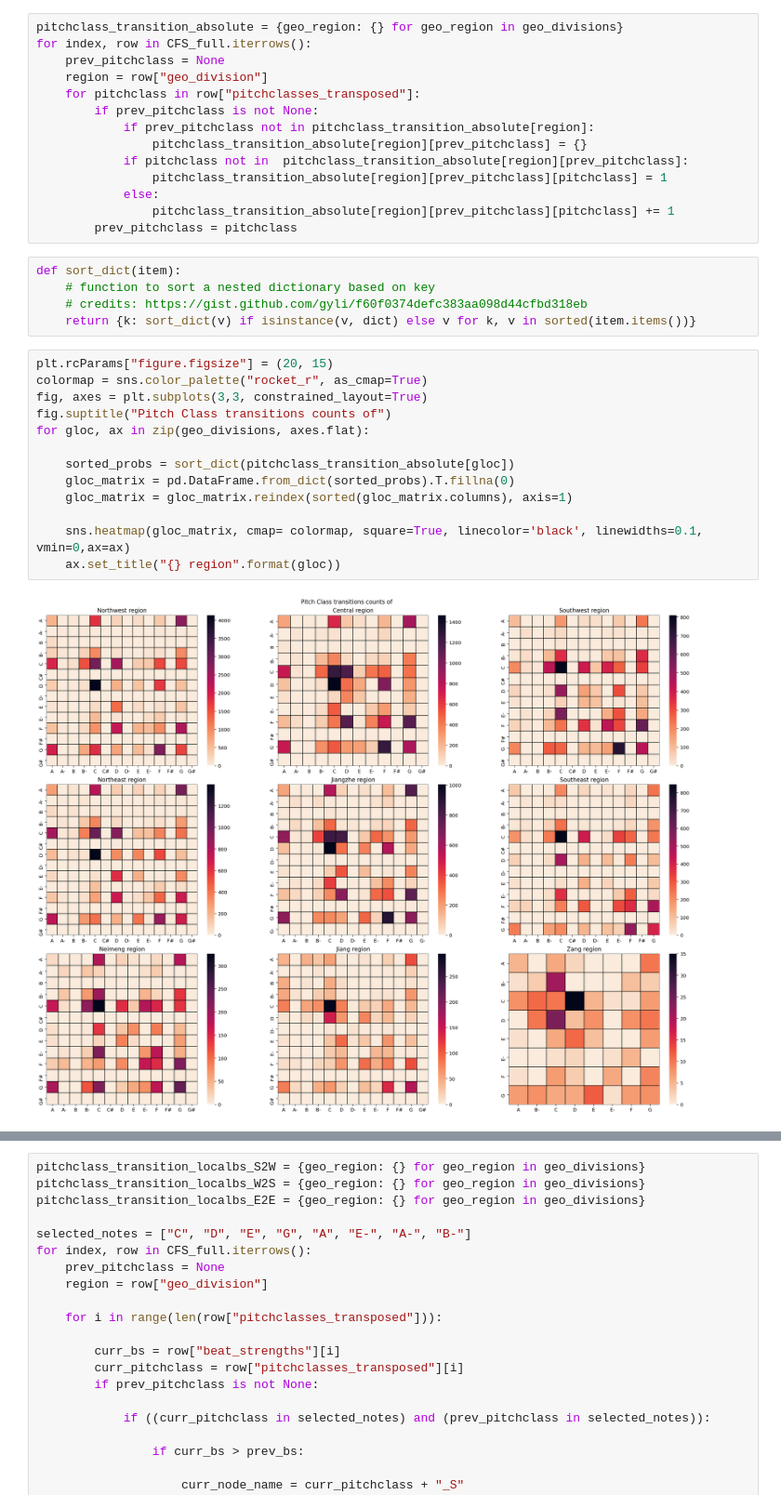
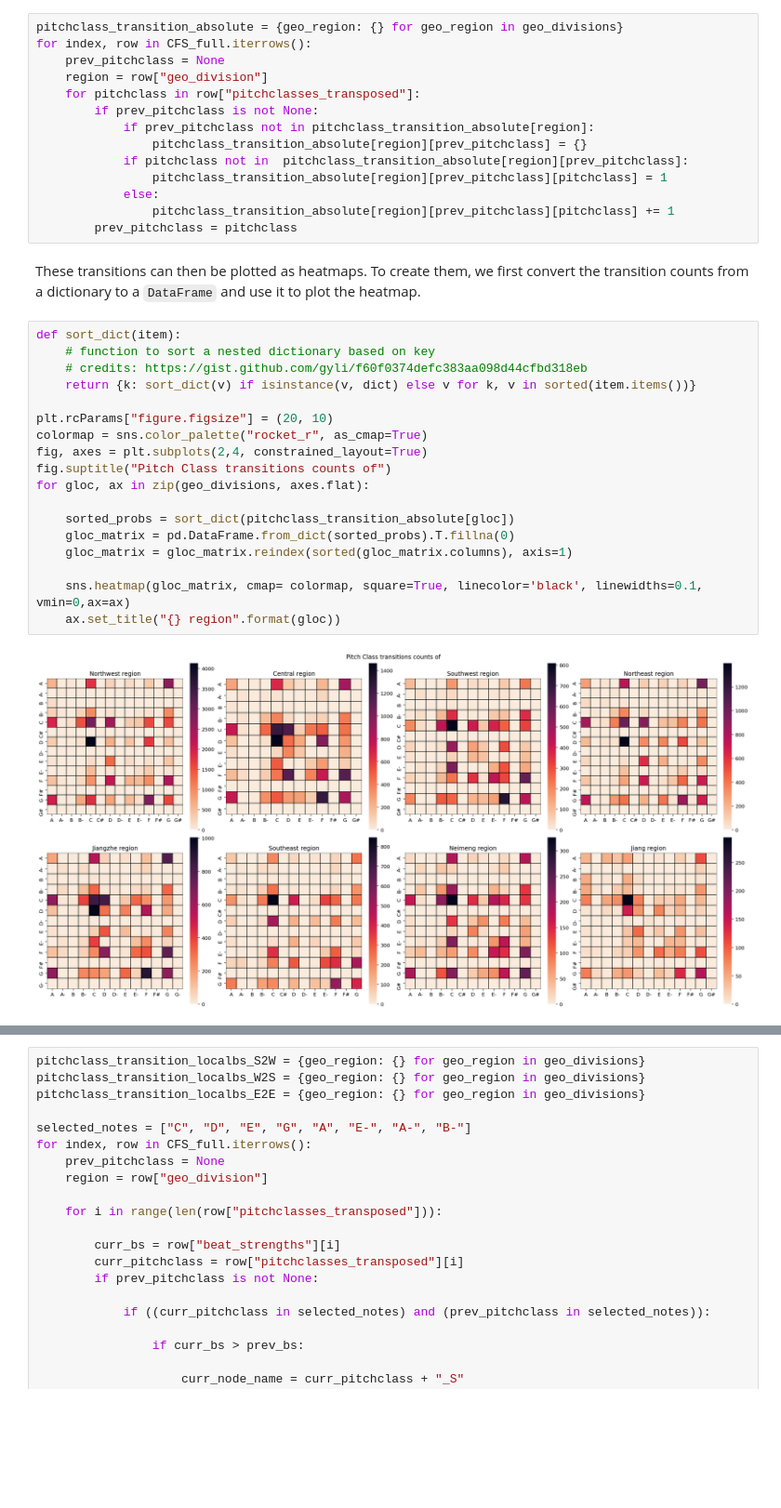
Before and after one commit to ravinitheshreddy/Digital-Musicology-Project, a Jupyter notebook: milestone3.ipynb, the cells around one changed output, grey strips where cells are left out. Shown at 93% size. Drawn from its saved outputs; the diff is of its cells as text; blank space fills up the shorter version.

```diff
--- a/milestone3.ipynb
+++ b/milestone3.ipynb
@@ -177,23 +187,25 @@ for index, row in CFS_full.iterrows():
             else:
                 pitchclass_transition_absolute[region][prev_pitchclass][pitchclass] += 1
         prev_pitchclass = pitchclass
+# %% [markdown]
+These transitions can then be plotted as heatmaps. To create them, we first convert the transition counts from a dictionary to a `DataFrame` and use it to plot the heatmap.
 # %%
 def sort_dict(item):
     # function to sort a nested dictionary based on key
     # credits: https://gist.github.com/gyli/f60f0374defc383aa098d44cfbd318eb
     return {k: sort_dict(v) if isinstance(v, dict) else v for k, v in sorted(item.items())}
+
+plt.rcParams["figure.figsize"] = (20, 10)
+colormap = sns.color_palette("rocket_r", as_cmap=True)
+fig, axes = plt.subplots(2,4, constrained_layout=True)
+fig.suptitle("Pitch Class transitions counts of")
+for gloc, ax in zip(geo_divisions, axes.flat):
+
+    sorted_probs = sort_dict(pitchclass_transition_absolute[gloc])
+    gloc_matrix = pd.DataFrame.from_dict(sorted_probs).T.fillna(0)
+    gloc_matrix = gloc_matrix.reindex(sorted(gloc_matrix.columns), axis=1)
+
+    sns.heatmap(gloc_matrix, cmap= colormap, square=True, linecolor='black', linewidths=0.1, vmin=0,ax=ax)
+    ax.set_title("{} region".format(gloc))
+# %% [output]
+[figure, added]
-# %%
-plt.rcParams["figure.figsize"] = (20, 15)
-colormap = sns.color_palette("rocket_r", as_cmap=True)
-fig, axes = plt.subplots(3,3, constrained_layout=True)
-fig.suptitle("Pitch Class transitions counts of")
-for gloc, ax in zip(geo_divisions, axes.flat):
-
-    sorted_probs = sort_dict(pitchclass_transition_absolute[gloc])
-    gloc_matrix = pd.DataFrame.from_dict(sorted_probs).T.fillna(0)
-    gloc_matrix = gloc_matrix.reindex(sorted(gloc_matrix.columns), axis=1)
-
-    sns.heatmap(gloc_matrix, cmap= colormap, square=True, linecolor='black', linewidths=0.1, vmin=0,ax=ax)
-    ax.set_title("{} region".format(gloc))
-# %% [output]
-[figure, removed]
```
Also changed, not shown: parts of 47 cells of this notebook.
